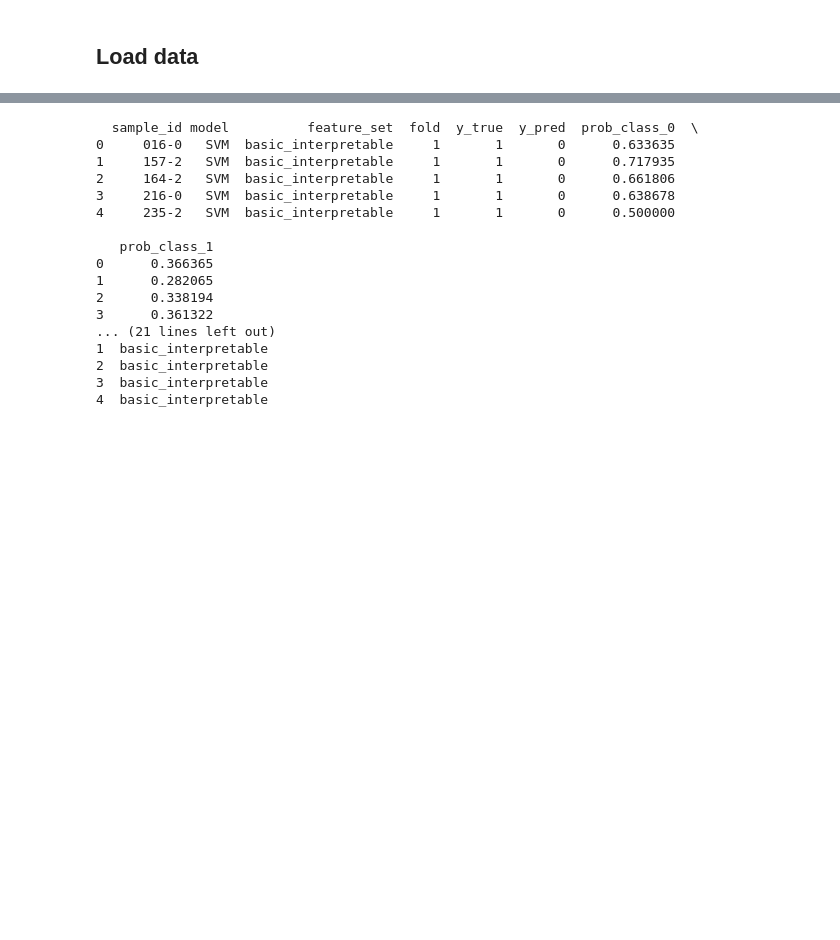
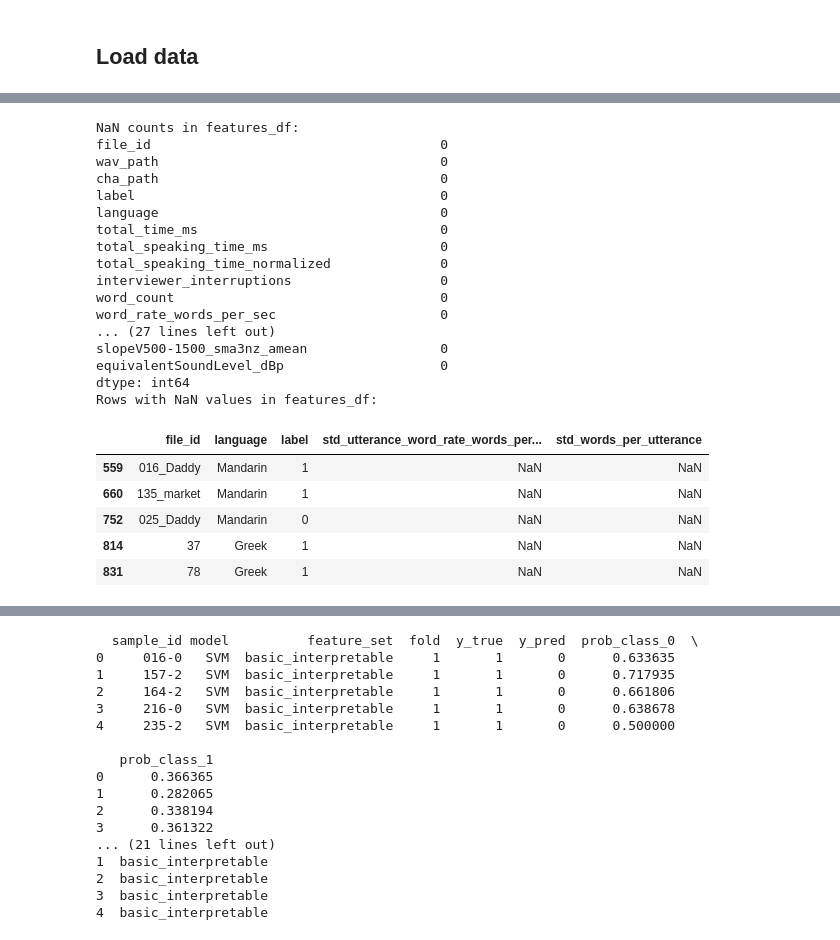
Before and after one commit to krisssnv/ASR-project, a Jupyter notebook: modelstrain.ipynb, the cells around one changed output, grey strips where cells are left out. Drawn from its saved outputs; the diff is of its cells as text; code cells hidden in the pictures; blank space fills up the shorter version.

```diff
--- a/modelstrain.ipynb
+++ b/modelstrain.ipynb
@@ -177,0 +505,34 @@ def compute_metrics_from_predictions(predictions_df):
+# %%
+# check for NAn values in features_df
+nan_counts = features_df.isna().sum()
+print("NaN counts in features_df:")
+print(nan_counts)
+
+# which rows have NaN values in features_df
+nan_rows = features_df[features_df.isna().any(axis=1)]
+print("Rows with NaN values in features_df:")
+nan_rows[["file_id", "language", "label", "std_utterance_word_rate_words_per_sec","std_words_per_utterance"]]
+# %% [output]
+NaN counts in features_df:
+file_id                                     0
+wav_path                                    0
+cha_path                                    0
+label                                       0
+language                                    0
+total_time_ms                               0
+total_speaking_time_ms                      0
+total_speaking_time_normalized              0
+interviewer_interruptions                   0
+word_count                                  0
+word_rate_words_per_sec                     0
+... (27 lines left out)
+slopeV500-1500_sma3nz_amean                 0
+equivalentSoundLevel_dBp                    0
+dtype: int64
+Rows with NaN values in features_df:
+|  | file_id | language | label | std_utterance_word_rate_words_per... | std_words_per_utterance |
+| 559 | 016_Daddy | Mandarin | 1 | NaN | NaN |
+| 660 | 135_market | Mandarin | 1 | NaN | NaN |
+| 752 | 025_Daddy | Mandarin | 0 | NaN | NaN |
+| 814 | 37 | Greek | 1 | NaN | NaN |
+| 831 | 78 | Greek | 1 | NaN | NaN |
```
Also changed, not shown: parts of 22 cells of this notebook, 1 other file.
